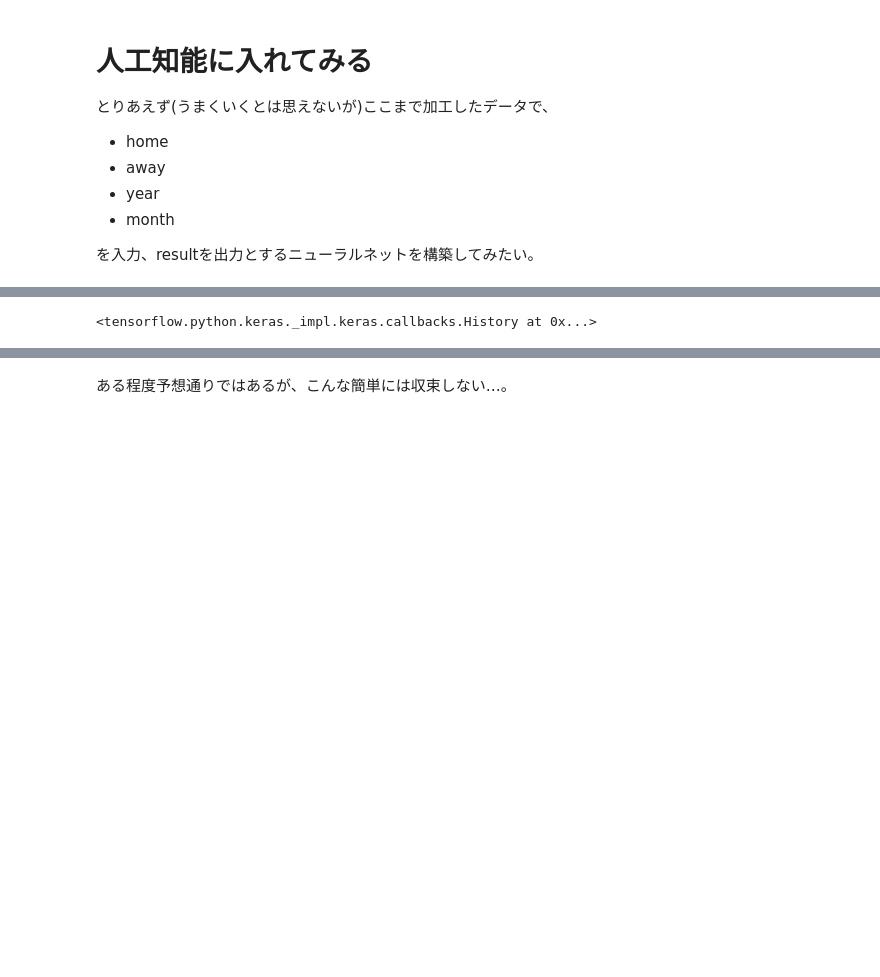
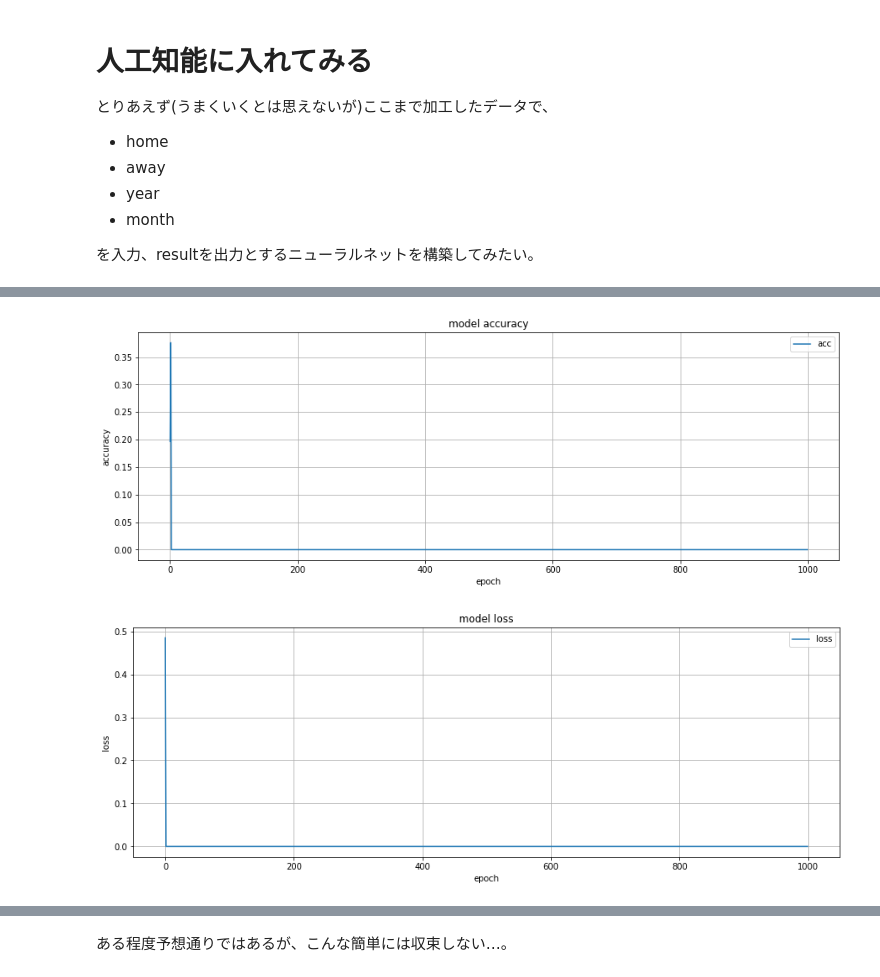
Before and after one commit to mark-n2/toto_notebook, a Jupyter notebook: toto_notebook.ipynb, the cells around one changed output, grey strips where cells are left out. Drawn from its saved outputs; the diff is of its cells as text; code cells hidden in the pictures; blank space fills up the shorter version.

```diff
--- a/toto_notebook.ipynb
+++ b/toto_notebook.ipynb
@@ -243,35 +223,60 @@ def generate_correct_data(team, year=2017):
 * month
 
 を入力、resultを出力とするニューラルネットを構築してみたい。
+# %%
+%matplotlib inline
+import matplotlib.pyplot as plt
+
+def plot_history(history):
+    # 精度の履歴をプロット
+    fig = plt.figure(figsize=(15,5))
+    plt.plot(history.history["acc"])
+    plt.grid()
+    plt.title("model accuracy")
+    plt.xlabel("epoch")
+    plt.ylabel("accuracy")
+    plt.legend(["acc"])
+    plt.show()
+    # 損失の履歴をプロット
+    fig = plt.figure(figsize=(15,5))
+    plt.plot(history.history["loss"])
+    plt.grid()
+    plt.title("model loss")
+    plt.xlabel("epoch")
+    plt.ylabel("loss")
+    plt.legend(["loss"])
+    plt.show()
 # %%
 import numpy as np
 import tensorflow as tf
-import tensorboard as tb
+#import tensorboard as tb
 
 # 入力Xと出力yを定義
-X, y = generate_trainng_data("鹿島",2017)
+X, y = generate_trainng_data("浦和",2017)
 
 #
 # ニューラルネットワークの定義
 #
 model = tf.keras.models.Sequential()	# Sequentialモデル
 # 入力2/出力8/活性化関数tanhの層を追加
-model.add(tf.keras.layers.Dense(24,input_dim=3, activation='tanh'))
+model.add(tf.keras.layers.Dense(1024,input_dim=3, activation='tanh'))
 # 入力8(省略)/出力1/活性化関数sigmoidの層を追加
-model.add(tf.keras.layers.Dense(1, activation='tanh'))
+model.add(tf.keras.layers.Dense(1, activation='softplus'))
 # 学習の仕方を定義
 # * 目的関数(ロス関数)としてbinary_crossentropy(logloss)
 # * 最適化アルゴリズムにSGD(確率的勾配降下法）、学習率を0.1に設定
 # * 評価メトリクスとしてaccuracyを表示
-model.compile(loss='binary_crossentropy',optimizer=tf.keras.optimizers.SGD(lr=0.1),metrics=['accuracy'])
+model.compile("adamax", loss='kld',metrics=['accuracy'])
 
 # Tensorboard用コールバック
-tb_cb = tf.keras.callbacks.TensorBoard(log_dir='./log')
-cbks = [tb_cb]
+#tb_cb = tf.keras.callbacks.TensorBoard(log_dir='./log')
+#cbks = [tb_cb]
 # 学習開始
 # * バッチサイズ4
 # * エポック数1000回
-model.fit(X, y, batch_size=len(X), epochs=10, callbacks=cbks)
+#history = model.fit(X, y, batch_size=len(X), epochs=1000, callbacks=cbks)
+history = model.fit(X, y, batch_size=len(X), epochs=1000)
 
+plot_history(history)
 #tb.show_graph(tf.get_default_graph().as_graph_def()) # JupyterでTensorboardのGraphを表示させる
 # %% [output]
@@ -298,3 +300,4 @@ Epoch 10/10
-<tensorflow.python.keras._impl.keras.callbacks.History at 0x...>
+[figure, added]
+[figure, added]
 # %%
 # モデルから2017年の対戦データを予想し、predict列に表示
```
Also changed, not shown: parts of 5 cells of this notebook, 3 other files.
